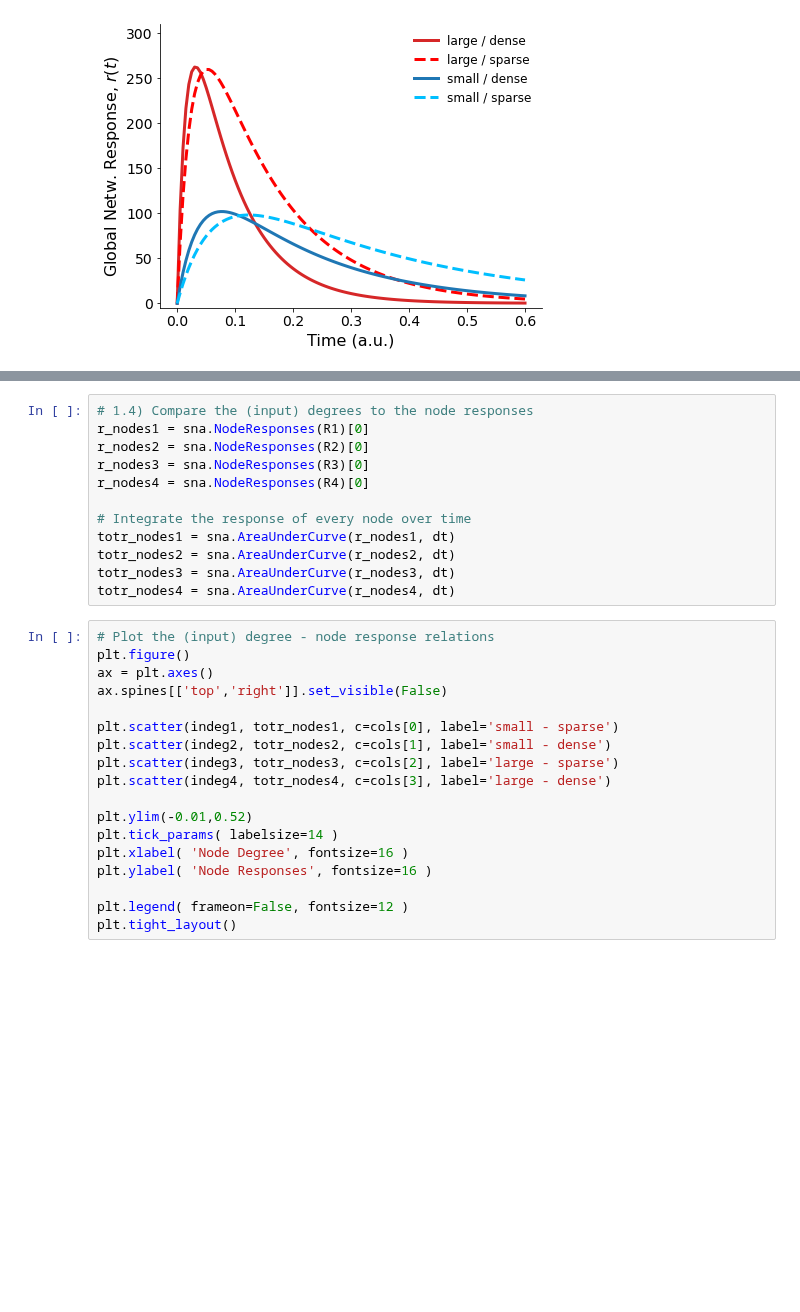
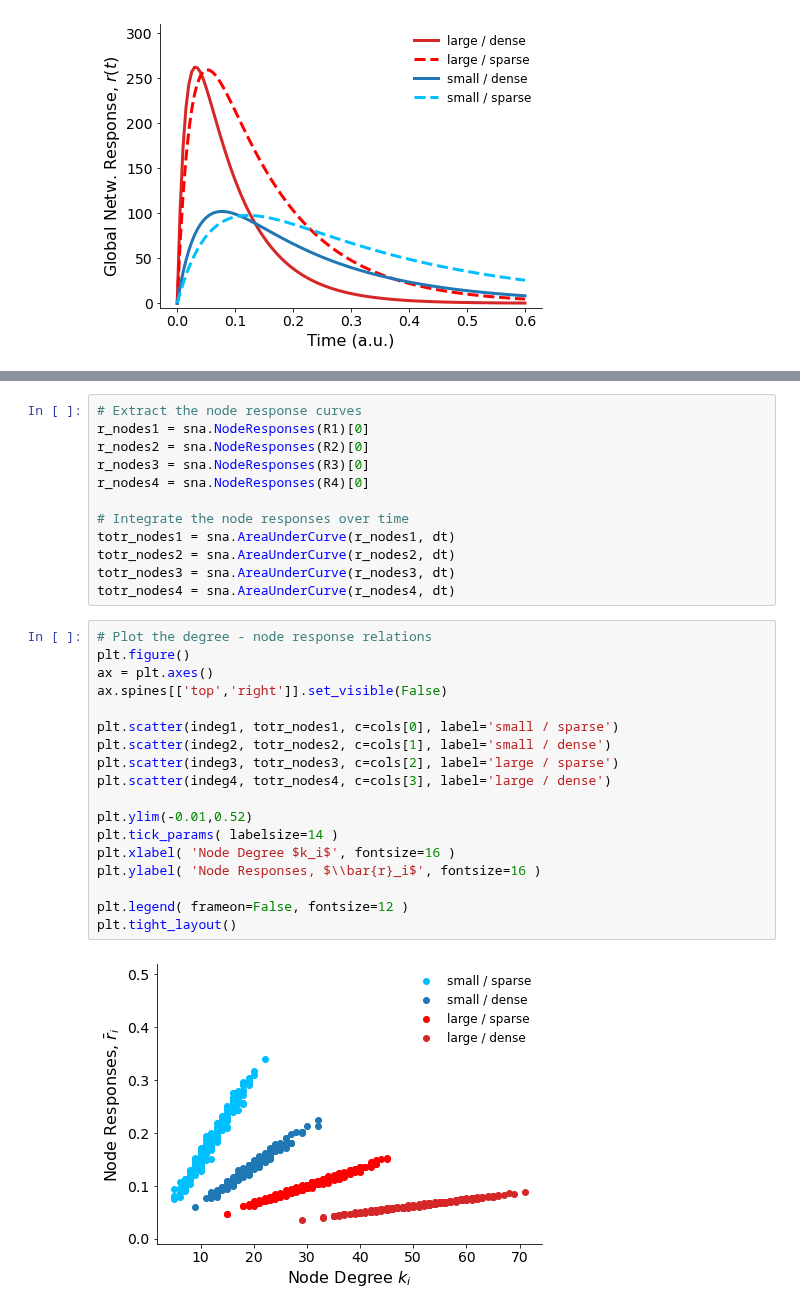
Before and after one commit to mb-BCA/SiReNetA_Tutorials, a Jupyter notebook: Notebooks_Tutorials/4.1_UseCase_CompareNets_Part1.ipynb, the cells around one changed output, grey strips where cells are left out. Cells and saved outputs as stored; diff of their text form; blank space fills up the shorter version.

```diff
--- a/Notebooks_Tutorials/4.1_UseCase_CompareNets_Part1.ipynb
+++ b/Notebooks_Tutorials/4.1_UseCase_CompareNets_Part1.ipynb
@@ -244,30 +248,32 @@ Write some brief explanations here …
 # %%
-# 1.4) Compare the (input) degrees to the node responses
+# Extract the node response curves
 r_nodes1 = sna.NodeResponses(R1)[0]
 r_nodes2 = sna.NodeResponses(R2)[0]
 r_nodes3 = sna.NodeResponses(R3)[0]
 r_nodes4 = sna.NodeResponses(R4)[0]
 
-# Integrate the response of every node over time
+# Integrate the node responses over time
 totr_nodes1 = sna.AreaUnderCurve(r_nodes1, dt)
 totr_nodes2 = sna.AreaUnderCurve(r_nodes2, dt)
 totr_nodes3 = sna.AreaUnderCurve(r_nodes3, dt)
 totr_nodes4 = sna.AreaUnderCurve(r_nodes4, dt)
 # %%
-# Plot the (input) degree - node response relations
+# Plot the degree - node response relations
 plt.figure()
 ax = plt.axes()
 ax.spines[['top','right']].set_visible(False)
 
-plt.scatter(indeg1, totr_nodes1, c=cols[0], label='small - sparse')
-plt.scatter(indeg2, totr_nodes2, c=cols[1], label='small - dense')
-plt.scatter(indeg3, totr_nodes3, c=cols[2], label='large - sparse')
-plt.scatter(indeg4, totr_nodes4, c=cols[3], label='large - dense')
+plt.scatter(indeg1, totr_nodes1, c=cols[0], label='small / sparse')
+plt.scatter(indeg2, totr_nodes2, c=cols[1], label='small / dense')
+plt.scatter(indeg3, totr_nodes3, c=cols[2], label='large / sparse')
+plt.scatter(indeg4, totr_nodes4, c=cols[3], label='large / dense')
 
 plt.ylim(-0.01,0.52)
 plt.tick_params( labelsize=14 )
-plt.xlabel( 'Node Degree', fontsize=16 )
-plt.ylabel( 'Node Responses', fontsize=16 )
+plt.xlabel( 'Node Degree $k_i$', fontsize=16 )
+plt.ylabel( 'Node Responses, $\\bar{r}_i$', fontsize=16 )
 
 plt.legend( frameon=False, fontsize=12 )
 plt.tight_layout()
+# %% [output]
+[figure, added]
```
Also changed, not shown: parts of 24 cells of this notebook.
